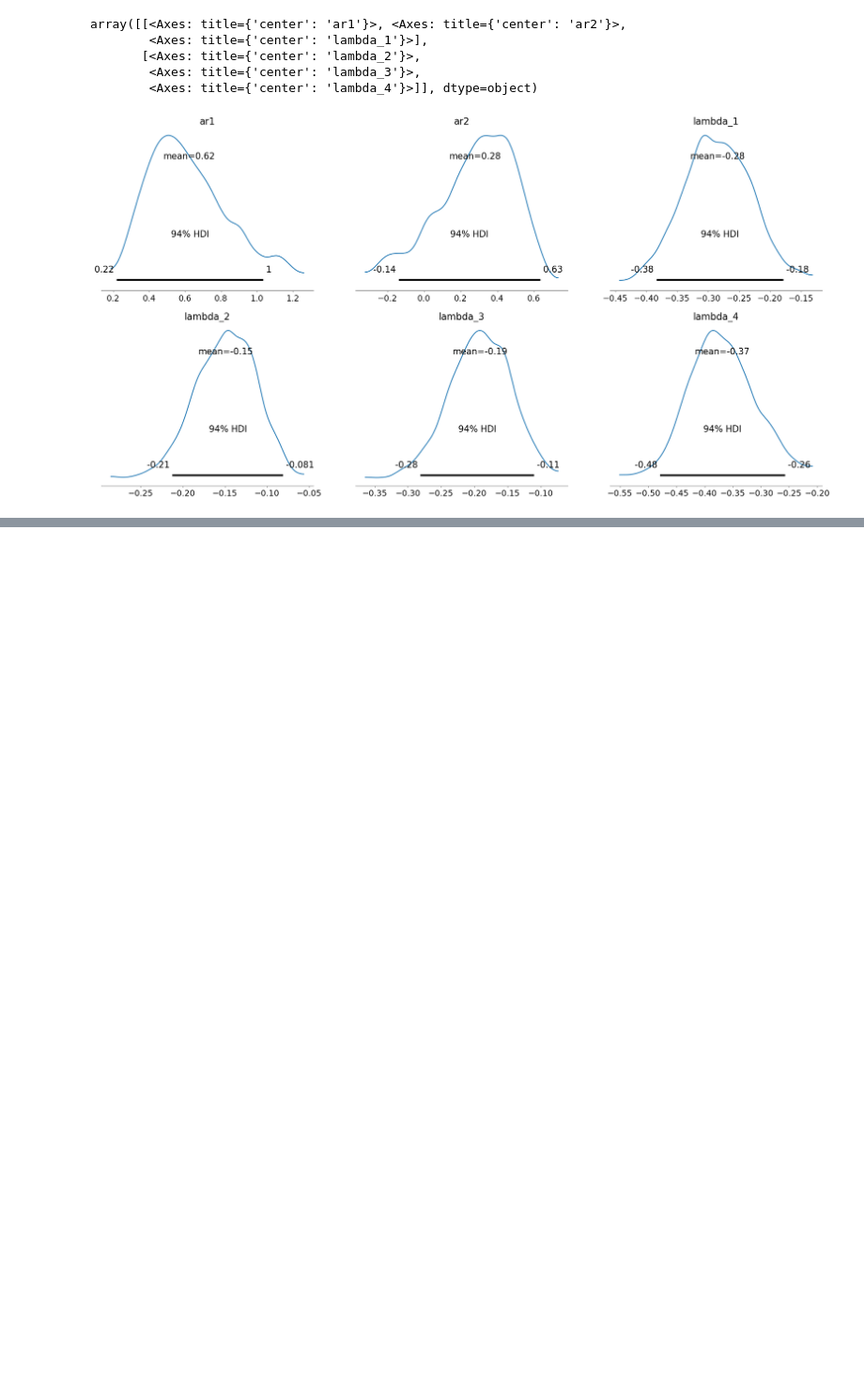
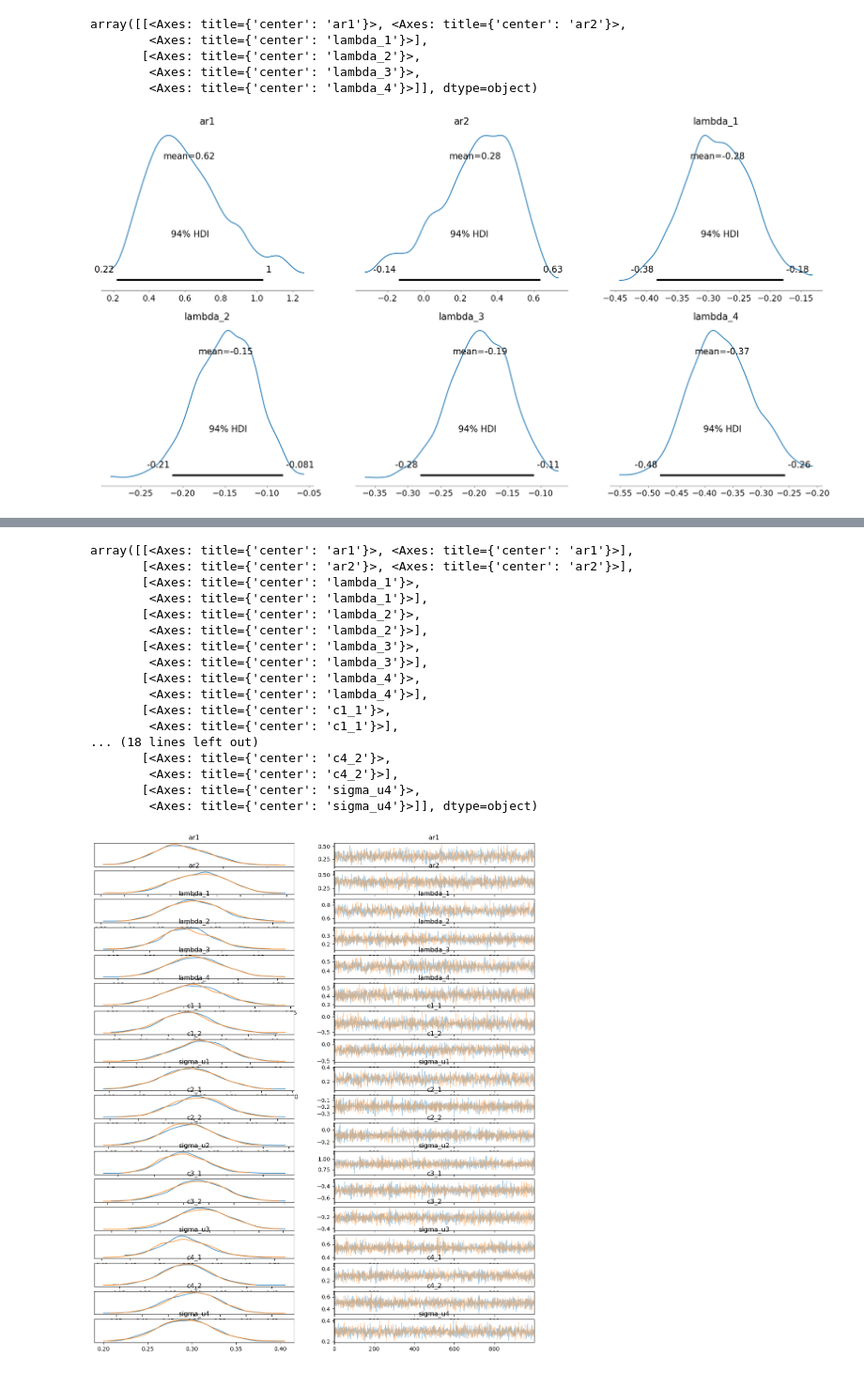
Before and after one commit to andreacate/GSoC2025_PyMC_extracode, a Jupyter notebook: PyMC_DFM_coincident2.ipynb, the cells around one changed output, grey strips where cells are left out. Shown at 94% size. Saved outputs shown, nothing was run; the diff lists cells and outputs as text; code cells hidden in the pictures; blank space fills up the shorter version.

Commit message:
Update (with error terms as AR(2))

```diff
--- a/PyMC_DFM_coincident2.ipynb
+++ b/PyMC_DFM_coincident2.ipynb
@@ -991,0 +837,28 @@ array([[<Axes: title={'center': 'ar1'}>, <Axes: title={'center': 'ar2'}>,
+# %%
+dfm = DFM_dummy4()
+
+with pm.Model() as pymc_mod:
+    # Initial state mean and covariance for full 10D state vector
+    x0 = pm.Deterministic("x0", pt.zeros(10))
+    P0 = pm.Deterministic("P0", pt.eye(10))
+
+    # Factor loadings
+    lambda_1 = pm.Normal("lambda_1", sigma=1.0)
+    lambda_2 = pm.Normal("lambda_2", sigma=1.0)
+    lambda_3 = pm.Normal("lambda_3", sigma=1.0)
+    lambda_4 = pm.Normal("lambda_4", sigma=1.0)
+
+    # AR(2) coefficients for factor f_t
+    ar1 = pm.Normal("ar1", sigma=0.5)
+    ar2 = pm.Normal("ar2", sigma=0.5)
+
+    sigma_f = pm.Deterministic("sigma_f", pt.constant(1.0, dtype=float))
+
+    # AR(2) coefficients and noise stds for the 4 error terms u_{i,t}
+    for i in range(1, 5):  # i = 1 to 4
+        pm.Normal(f"c{i}_1", sigma=0.5)
+        pm.Normal(f"c{i}_2", sigma=0.5)
+        pm.HalfNormal(f"sigma_u{i}", sigma=1.0)
+
+    # Build symbolic graph
+    dfm.build_statespace_graph(data=endog_np, mode="JAX")
@@ -991,0 +934,33 @@ array([[<Axes: title={'center': 'ar1'}>, <Axes: title={'center': 'ar2'}>,
+# %%
+az.plot_trace(
+    idata,
+    var_names=[
+        "ar1", "ar2",
+        "lambda_1", "lambda_2", "lambda_3", "lambda_4",
+        "c1_1", "c1_2", "sigma_u1",
+        "c2_1", "c2_2", "sigma_u2",
+        "c3_1", "c3_2", "sigma_u3",
+        "c4_1", "c4_2", "sigma_u4"
+    ],
+    figsize=(14, 16),
+    compact=False
+)
+# %% [output]
+array([[<Axes: title={'center': 'ar1'}>, <Axes: title={'center': 'ar1'}>],
+       [<Axes: title={'center': 'ar2'}>, <Axes: title={'center': 'ar2'}>],
+       [<Axes: title={'center': 'lambda_1'}>,
+        <Axes: title={'center': 'lambda_1'}>],
+       [<Axes: title={'center': 'lambda_2'}>,
+        <Axes: title={'center': 'lambda_2'}>],
+       [<Axes: title={'center': 'lambda_3'}>,
+        <Axes: title={'center': 'lambda_3'}>],
+       [<Axes: title={'center': 'lambda_4'}>,
+        <Axes: title={'center': 'lambda_4'}>],
+       [<Axes: title={'center': 'c1_1'}>,
+        <Axes: title={'center': 'c1_1'}>],
+... (18 lines left out)
+       [<Axes: title={'center': 'c4_2'}>,
+        <Axes: title={'center': 'c4_2'}>],
+       [<Axes: title={'center': 'sigma_u4'}>,
+        <Axes: title={'center': 'sigma_u4'}>]], dtype=object)
+[figure, added]
```
Also changed, not shown: parts of 28 cells of this notebook, 2 other files.
